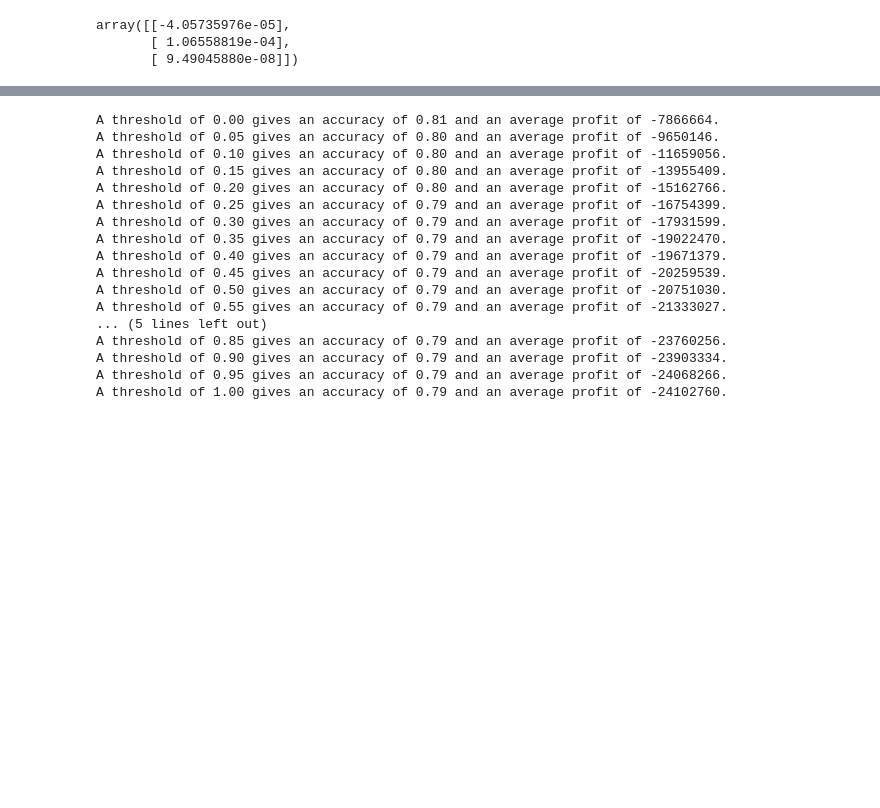
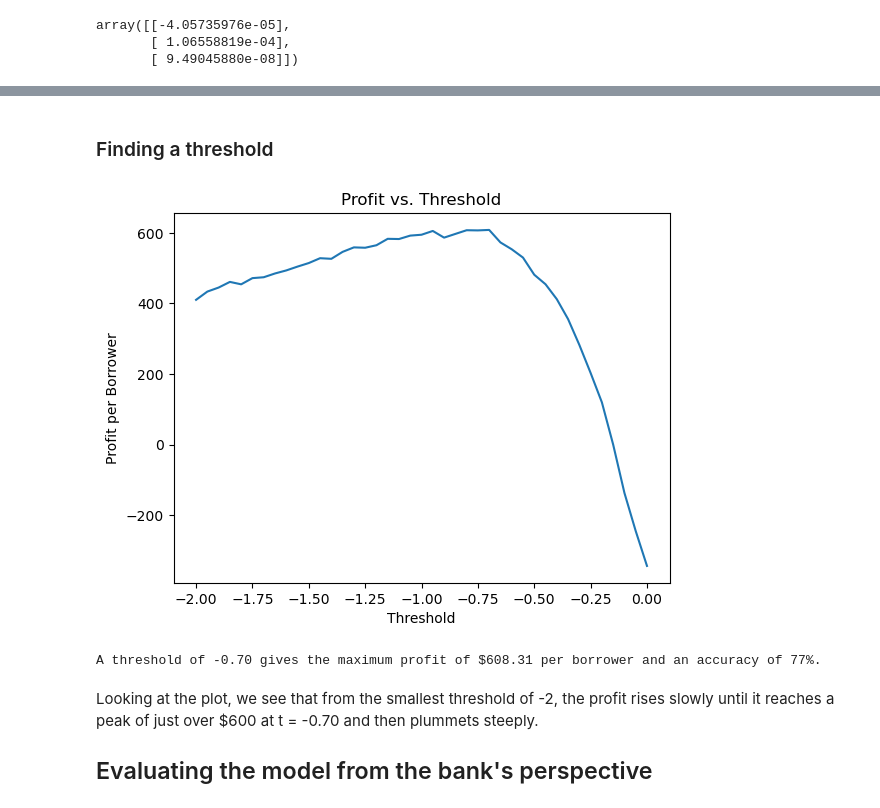
Before and after one commit to ShadowedSpace/ShadowedSpace.github.io, a Jupyter notebook: posts/BP2/BP2.ipynb, the cells around one changed output, grey strips where cells are left out. Cells and saved outputs as stored; diff of their text form; code cells hidden in the pictures; blank space fills up the shorter version.

```diff
--- a/posts/BP2/BP2.ipynb
+++ b/posts/BP2/BP2.ipynb
@@ -195,35 +184,40 @@ Name: score, dtype: float64
-# %%
-import numpy as np
-
-X_train['profit'] = X_train["loan_amnt"]*(1 + 0.25*X_train["loan_int_rate"] * 0.01)**10 - X_train["loan_amnt"]
-X_train['cost'] = X_train["loan_amnt"]*(1 + 0.25*X_train["loan_int_rate"] * 0.01)*3 - 1.7*X_train["loan_amnt"]
-
-# both equal to 1 is 0
-# both equal to 0 is +profit
-# y_pred = 1, y_train = 0 is 0
-# y_pred = 0, y_train = 1 is -cost
-
-for t in np.linspace(0, 1, 21):
-    y_pred = 1.0*(X_train['score'] > t)
-    #if score <= t, they get the loan
-    profit = (((y_pred != y_train) * (y_pred == 0) * -X_train['cost']) + ((y_pred == y_train) * (y_pred == 0) * X_train['profit'])).sum()
-    acc = (y_pred == y_train).mean()
-    print(f"A threshold of {t:.2f} gives an accuracy of {acc:.2f} and an average profit of {profit:.0f}.")
-# %% [output]
-A threshold of 0.00 gives an accuracy of 0.81 and an average profit of -7866664.
-A threshold of 0.05 gives an accuracy of 0.80 and an average profit of -9650146.
-A threshold of 0.10 gives an accuracy of 0.80 and an average profit of -11659056.
-A threshold of 0.15 gives an accuracy of 0.80 and an average profit of -13955409.
-A threshold of 0.20 gives an accuracy of 0.80 and an average profit of -15162766.
-A threshold of 0.25 gives an accuracy of 0.79 and an average profit of -16754399.
-A threshold of 0.30 gives an accuracy of 0.79 and an average profit of -17931599.
-A threshold of 0.35 gives an accuracy of 0.79 and an average profit of -19022470.
-A threshold of 0.40 gives an accuracy of 0.79 and an average profit of -19671379.
-A threshold of 0.45 gives an accuracy of 0.79 and an average profit of -20259539.
-A threshold of 0.50 gives an accuracy of 0.79 and an average profit of -20751030.
-A threshold of 0.55 gives an accuracy of 0.79 and an average profit of -21333027.
-... (5 lines left out)
-A threshold of 0.85 gives an accuracy of 0.79 and an average profit of -23760256.
-A threshold of 0.90 gives an accuracy of 0.79 and an average profit of -23903334.
-A threshold of 0.95 gives an accuracy of 0.79 and an average profit of -24068266.
-A threshold of 1.00 gives an accuracy of 0.79 and an average profit of -24102760.
+# %% [markdown]
+### Finding a threshold
+# %%
+import numpy as np
+
+# create columns for the profit of the bank if the loan is not defaulted and the cost if it is
+X_train['profit'] = X_train["loan_amnt"]*(1 + 0.25*X_train["loan_int_rate"] * 0.01)**10 - X_train["loan_amnt"]
+X_train['cost'] = X_train["loan_amnt"]*(1 + 0.25*X_train["loan_int_rate"] * 0.01)*3 - 1.7*X_train["loan_amnt"]
+
+profit = []
+acc = []
+
+for t in np.linspace(-2, 0, 41):
+    #if score <= t, they get the loan
+    y_pred = X_train['score'] > t
+
+    # when y_pred and y_train equal one, the bank correctly predicted a default and profit is 0
+    # when y_pred and y_train equal zero, the bank correctly predicted a repaid loan and profit +X_train['profit']
+    # when y_pred = 1, y_train = 0 the bank predicted a default and did not give the loan, so profit is 0
+    # when y_pred = 0, y_train = 1 the bank incorrectly predicted the loan would be repaid, so profit is -X_train['cost']
+
+    profit.append((((y_pred != y_train) * (y_pred == 0) * (-X_train['cost'])) + ((y_pred == y_train) * (y_pred == 0) * X_train['profit'])).mean())
+    acc.append((y_pred == y_train).mean())
+
+# making a plot of the threshold data from above loop
+plt.plot(np.linspace(-2, 0, 41), profit)
+plt.title("Profit vs. Threshold")
+plt.xlabel("Threshold")
+plt.ylabel("Profit per Borrower")
+plt.show()
+
+t_best = -2 + np.argmax(np.array(profit)) * 0.05
+print(f"A threshold of {t_best:.2f} gives the maximum profit of ${np.array(profit).max():.2f} per borrower and an accuracy of {acc[np.argmax(np.array(profit))]*100:.0f}%.")
+# %% [output]
+[figure, added]
+A threshold of -0.70 gives the maximum profit of $608.31 per borrower and an accuracy of 77%.
+# %% [markdown]
+Looking at the plot, we see that from the smallest threshold of -2, the profit rises slowly until it reaches a peak of just over $600 at t = -0.70 and then plummets steeply.
+
+## Evaluating the model from the bank's perspective
```
Also changed, not shown: parts of 18 cells of this notebook, 7 other files.
